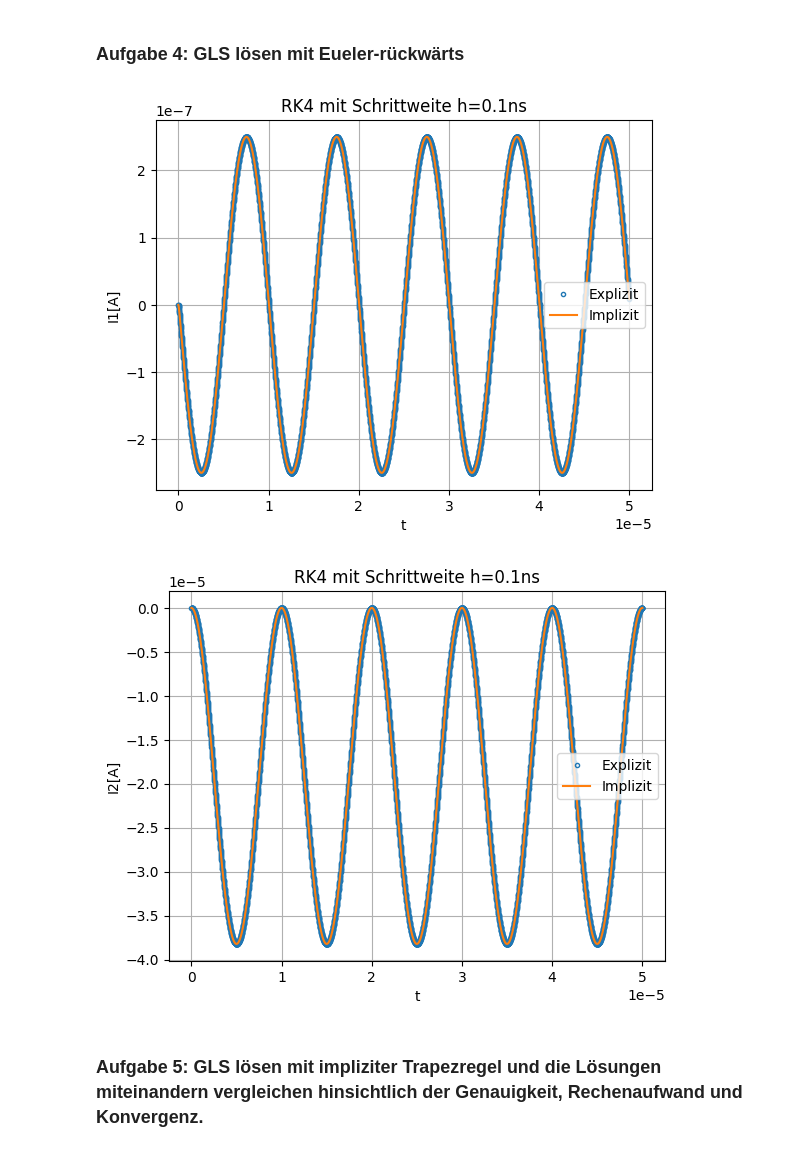
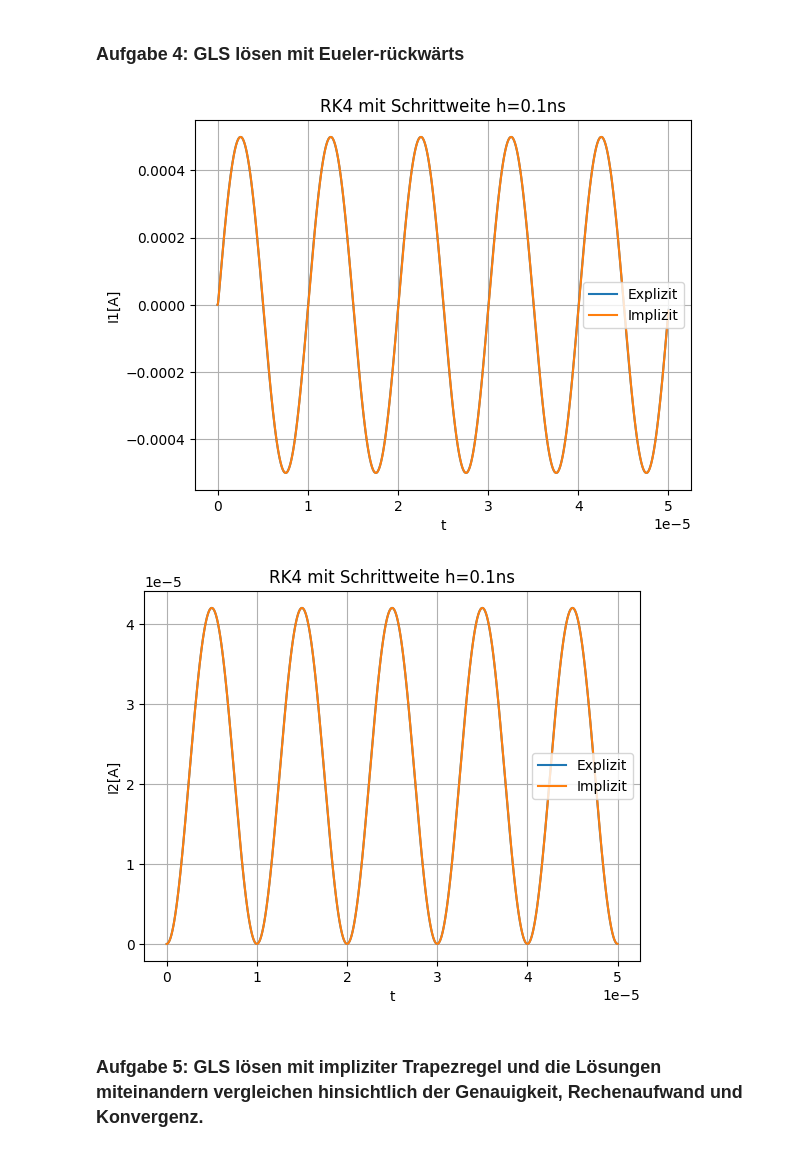
Before and after one commit to hollejon/Numerik, a Jupyter notebook: projekt/transformator.ipynb, the cells around one changed output. Saved outputs shown, nothing was run; the diff lists cells and outputs as text; code cells hidden in the pictures.

```diff
--- a/projekt/transformator.ipynb
+++ b/projekt/transformator.ipynb
@@ -5,9 +5,9 @@ import numpy as np
 import matplotlib.pyplot as plt
 
 # Parameter
-f =     10**5       # Frequenz in HZ
+f =     10**5         # Frequenz in HZ
 R1 =    800.0         # Primärwiderstand in Ohm
-Lp =    0.00005   # Primärinduktivität in H
+Lp =    0.000050      # Primärinduktivität in H
 Lps =   150.0*10**-6  # Streuinduktivität in H
 Lsp =   150.0*10**-6  # Streuinduktivität in H
 R2 =    6.0           # Sekundärwiderstand in Ohm
@@ -56,9 +56,14 @@ def model2(t, x):
     x0 = x[0] # I1
     x1 = x[1] # I2
 
-    U0 = 4*np.sin(2*np.pi*f*t)
-    return np.array([(R2*x0*Lps*Ls - R1*x1*(1/Lp)-U0) / (1 - (Lsp*Lps*Ls)),
+    U0 = -4*np.sin(2*np.pi*f*t)
+    return np.array([(R2*x0*Lps/Ls - R1*x1*(1/Lp)-U0/Ls) / (1 - (Lsp*Lps/Ls)),
                       ((R1*x1)-U0)/((Lp/Lsp)-Lps)])
+
+
+
+def analytisch(t):
+    return - ((Lps*Lsp*U0 / Ls*Ls) - (R2 * I2*Lps / Ls) - U0/Ls) / R1
 
 x0 = (0.0, 0.0)
 tend = 0.00005
@@ -69,6 +74,7 @@ t2, I_x2 = eulerforward_2Systeme(0, x0,h,tend, model2)
 # =================== Plot erstellen ===================
 plt.figure(1)
 plt.plot(t2, I_x2[:,0],  '.-', label='I1')
+#plt.plot(t2, analytisch(t2),  '.-', label='I1')
 plt.ylabel('I1[A]')
 plt.xlabel('t')
 plt.title('RK4 mit Schrittweite h=0.1ns')
@@ -138,45 +144,45 @@ def model1(t, x):
     x1 = x[0] # I1
     x0 = x[1] # I2
 
-    U0 = 4*np.sin(2*np.pi*f*t)
-    return np.array([(R2*x0*Lps*Ls - R1*x1*(1/Lp)-U0) / (1 - (Lsp*Lps*Ls)),
+    U0 = -4*np.sin(2*np.pi*f*t)
+    return np.array([(R2*x0*Lps/Ls - R1*x1*(1/Lp)-U0/Ls) / (1 - (Lsp*Lps/Ls)),
                       ((R1*x1)-U0)/((Lp/Lsp)-Lps)])
 
 def model1_df(x,y):
     return np.array([[-(R1*1/Lp)/(1-Lps*Lsp*1/Ls),-(R2*1/Ls*Lps)/(1-Lps*Lsp*1/Ls)],
                      [(R1/(Lp/Lsp)-Lps),0]])
 
 
 
 # Anfangswerte, Endzeitpunkt und Schrittweite einstellen
 x0 = (0.0, 0.0)
-tend = 0.00005
-h =    0.00000001
+#tend = 0.001
+h =    0.00000002
 
 x_imp, t_imp = runga_kutta_RK4_2Systeme_implizit(x0, h, tend, model1, model1_df, 1e-3)
 
 # =================== Plot erstellen ===================
 plt.figure(3)
-plt.plot(t_imp, x_imp[:,0],  '.', label='Explizit', markerfacecolor='none')
+plt.plot(t_imp, x_imp[:,0],  '-', label='Explizit', markerfacecolor='none')
 plt.plot(t2, I_x2[:,1],  '-', label='Implizit')
 plt.ylabel('I1[A]')
 plt.xlabel('t')
 plt.title('RK4 mit Schrittweite h=0.1ns')
 plt.legend()
 plt.grid(True)
 
 plt.figure(4)
-plt.plot(t_imp, x_imp[:,1],  '.', label='Explizit', markerfacecolor='none')
+plt.plot(t_imp, x_imp[:,1],  '-', label='Explizit', markerfacecolor='none')
 plt.plot(t2, I_x2[:,0],  '-', label='Implizit')
 plt.ylabel('I2[A]')
 plt.xlabel('t')
 plt.title('RK4 mit Schrittweite h=0.1ns')
 plt.legend()
 plt.grid(True)
 plt.show()
 # %% [output]
-[figure, old version]
+[figure, new version]
-[figure, old version]
+[figure, new version]
 # %% [markdown]
 ### Aufgabe 5: GLS lösen mit impliziter Trapezregel und die Lösungen miteinandern vergleichen hinsichtlich der Genauigkeit, Rechenaufwand und Konvergenz.
 # %%
```
Also changed, not shown: parts of 2 cells of this notebook.
